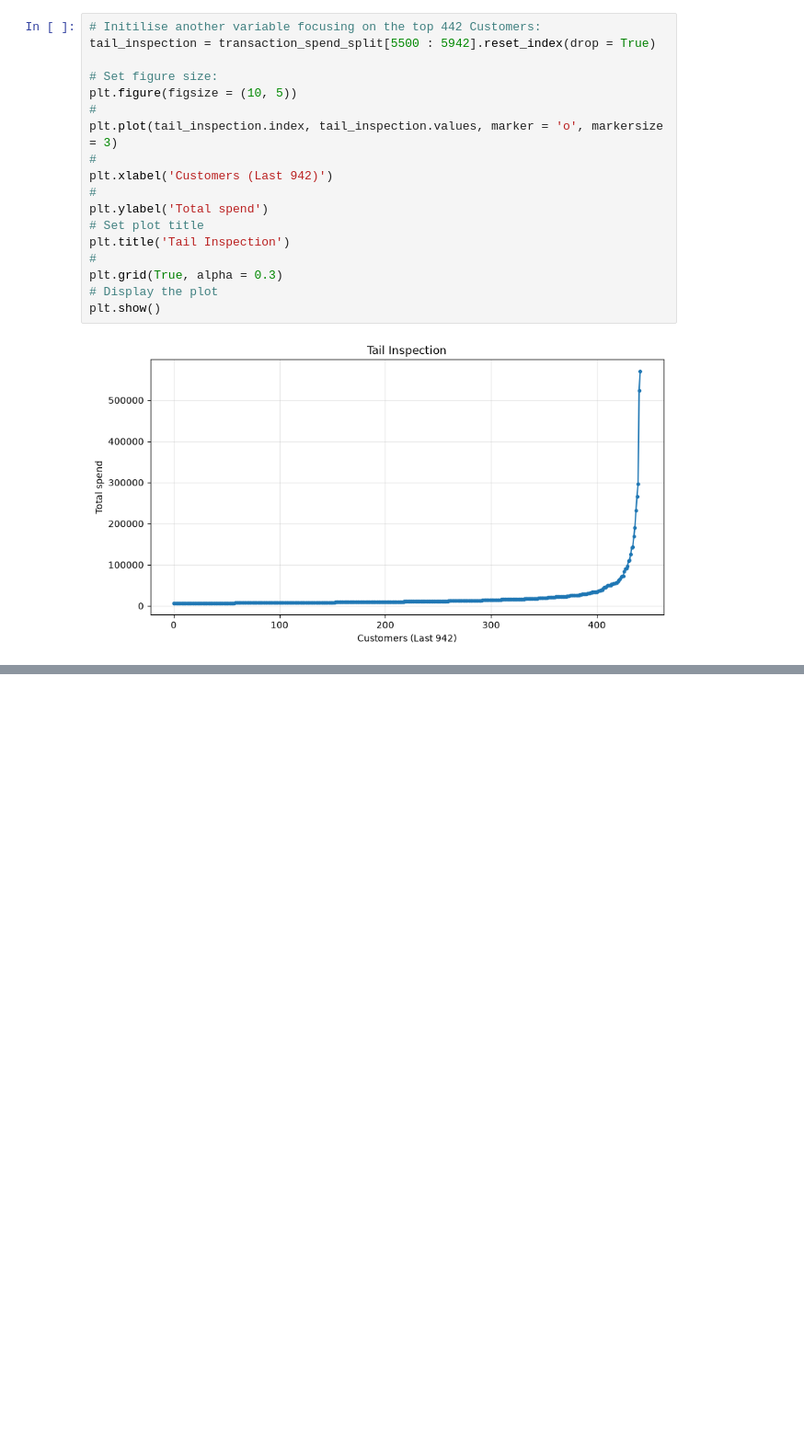
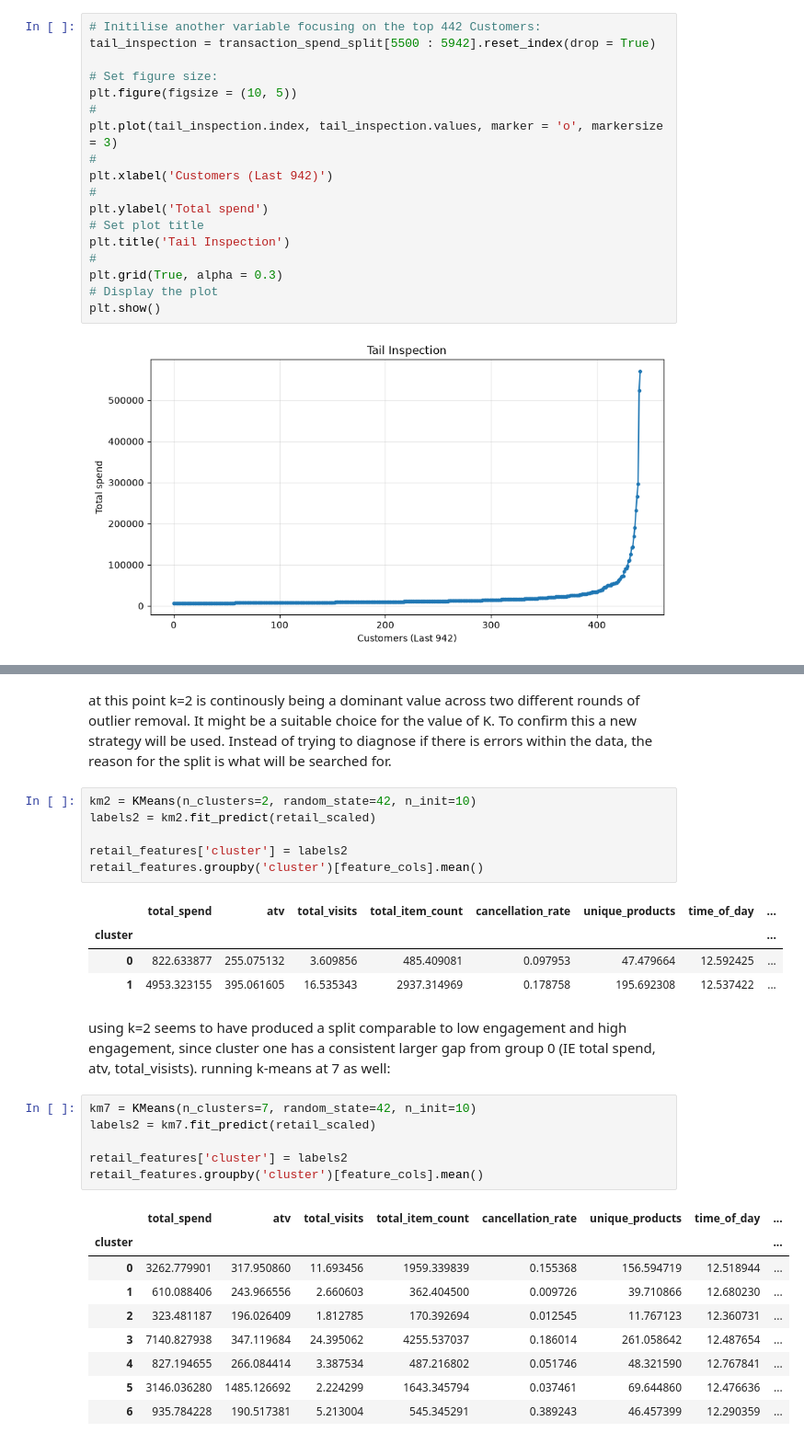
Before and after one commit to calAshy/theCoffeeCo, a Jupyter notebook: 1_Code/ml_pipeline.ipynb, the cells around one changed output, grey strips where cells are left out. Shown at 92% size. Cells and saved outputs as stored; diff of their text form; blank space fills up the shorter version.

```diff
--- a/1_Code/ml_pipeline.ipynb
+++ b/1_Code/ml_pipeline.ipynb
@@ -195,0 +390,32 @@ Name: 5050, dtype: float64
+# %% [markdown]
+at this point k=2 is continously being a dominant value across two different rounds of outlier removal. It might be a suitable choice for the value of K. To confirm this a new strategy will be used. Instead of trying to diagnose if there is errors within the data, the reason for the split is what will be searched for.
+# %%
+km2 = KMeans(n_clusters=2, random_state=42, n_init=10)
+labels2 = km2.fit_predict(retail_scaled)
+
+retail_features['cluster'] = labels2
+retail_features.groupby('cluster')[feature_cols].mean()
+# %% [output]
+|  | total_spend | atv | total_visits | total_item_count | cancellation_rate | unique_products | time_of_day | ... |
+| cluster |  |  |  |  |  |  |  | ... |
+| 0 | 822.633877 | 255.075132 | 3.609856 | 485.409081 | 0.097953 | 47.479664 | 12.592425 | ... |
+| 1 | 4953.323155 | 395.061605 | 16.535343 | 2937.314969 | 0.178758 | 195.692308 | 12.537422 | ... |
+# %% [markdown]
+using k=2 seems to have produced a split comparable to low engagement and high engagement, since cluster one has a consistent larger gap from group 0 (IE total spend, atv, total_visists).
+running k-means at 7 as well:
+# %%
+km7 = KMeans(n_clusters=7, random_state=42, n_init=10)
+labels2 = km7.fit_predict(retail_scaled)
+
+retail_features['cluster'] = labels2
+retail_features.groupby('cluster')[feature_cols].mean()
+# %% [output]
+|  | total_spend | atv | total_visits | total_item_count | cancellation_rate | unique_products | time_of_day | ... |
+| cluster |  |  |  |  |  |  |  | ... |
+| 0 | 3262.779901 | 317.950860 | 11.693456 | 1959.339839 | 0.155368 | 156.594719 | 12.518944 | ... |
+| 1 | 610.088406 | 243.966556 | 2.660603 | 362.404500 | 0.009726 | 39.710866 | 12.680230 | ... |
+| 2 | 323.481187 | 196.026409 | 1.812785 | 170.392694 | 0.012545 | 11.767123 | 12.360731 | ... |
+| 3 | 7140.827938 | 347.119684 | 24.395062 | 4255.537037 | 0.186014 | 261.058642 | 12.487654 | ... |
+| 4 | 827.194655 | 266.084414 | 3.387534 | 487.216802 | 0.051746 | 48.321590 | 12.767841 | ... |
+| 5 | 3146.036280 | 1485.126692 | 2.224299 | 1643.345794 | 0.037461 | 69.644860 | 12.476636 | ... |
+| 6 | 935.784228 | 190.517381 | 5.213004 | 545.345291 | 0.389243 | 46.457399 | 12.290359 | ... |
```
Also changed, not shown: parts of 32 cells of this notebook, 3 other files.
